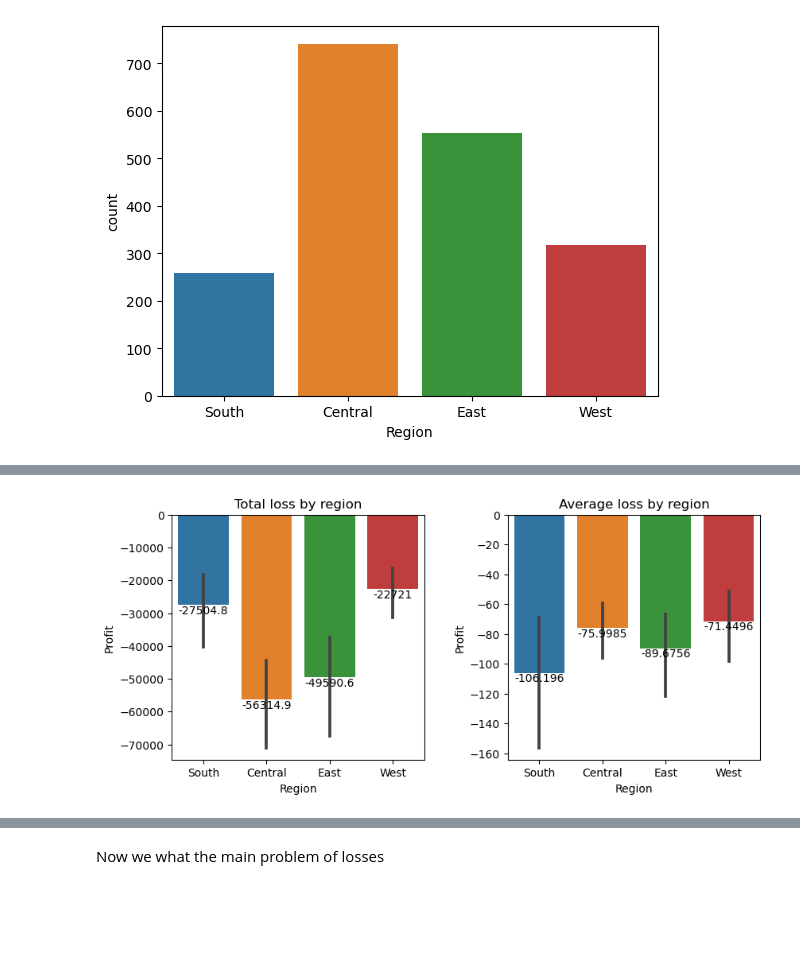
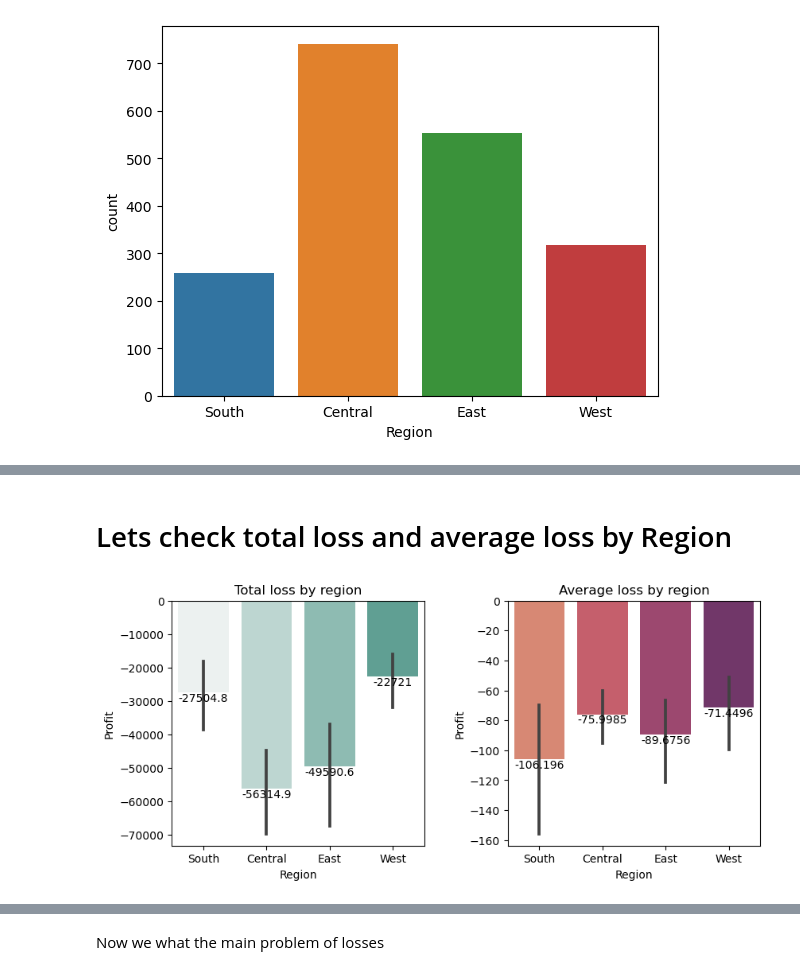
Before and after one commit to gokulrajar15/Data-visualization-python-library, a Jupyter notebook: Superstore project.ipynb, the cells around one changed output, grey strips where cells are left out. Cells and saved outputs as stored; diff of their text form; code cells hidden in the pictures; blank space fills up the shorter version.

```diff
--- a/Superstore project.ipynb
+++ b/Superstore project.ipynb
@@ -222,15 +263,17 @@ sns.countplot(data=profit, x='Region')
+# %% [markdown]
+# Lets check total loss and average loss by Region
 # %%
 plt.figure(figsize=(15, 4))
 plt.subplots_adjust(wspace=0.33)
 plt.subplot(1,3,1)
 plt.title('Total loss by region')
-x = sns.barplot(data = loss, x= 'Region',y='Profit',estimator=np.sum)
+x = sns.barplot(data = loss, x= 'Region',y='Profit',estimator=np.sum,palette = "light:#5A9")
 for i in x.containers:
     x.bar_label(i,)
 plt.subplot(1,3,2)
 plt.title('Average loss by region')
-y = sns.barplot(data = loss, x= 'Region',y='Profit')
+y = sns.barplot(data = loss, x= 'Region',y='Profit', palette = "flare")
 for i in y.containers:
     y.bar_label(i,)
 # %% [output]
-[figure, old version]
+[figure, new version]
```
Also changed, not shown: parts of 22 cells of this notebook.
